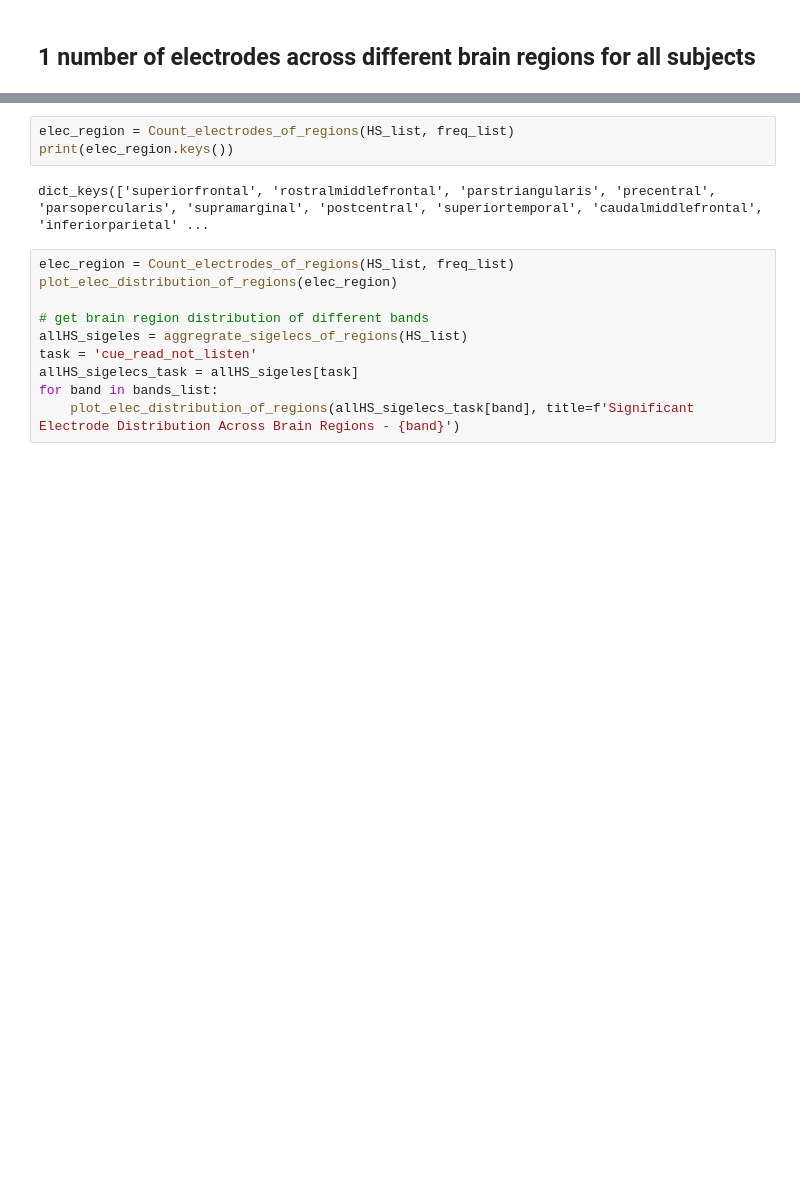
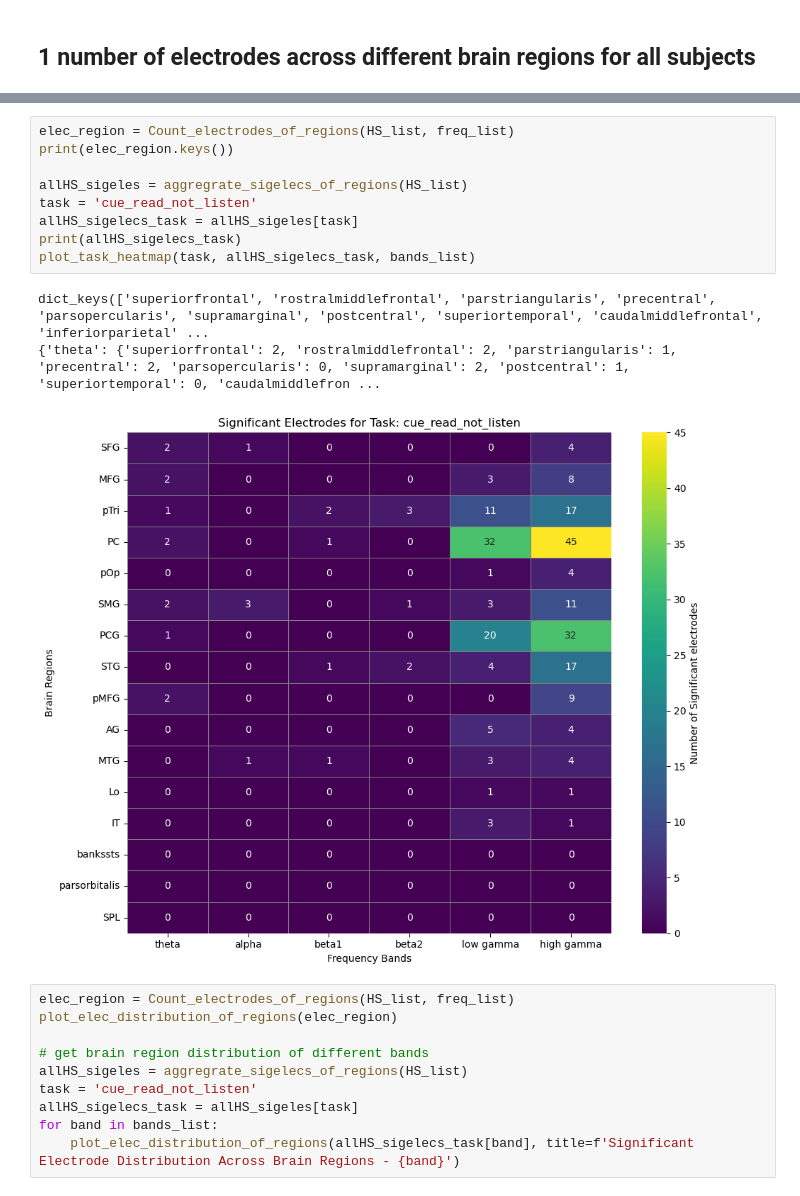
Before and after one commit to PPEXCEPED/Ecog_covert, a Jupyter notebook: covert-reading/Ecog_pre/cue and read/7_calculate cue&read BC accuracy on different brain regions for selected electrodes.ipynb, the cells around one changed output, grey strips where cells are left out. Drawn from its saved outputs; the diff is of its cells as text; blank space fills up the shorter version.

```diff
--- a/covert-reading/Ecog_pre/cue and read/7_calculate cue&read BC accuracy on different brain regions for selected electrodes.ipynb
+++ b/covert-reading/Ecog_pre/cue and read/7_calculate cue&read BC accuracy on different brain regions for selected electrodes.ipynb
@@ -104,8 +149,16 @@ def plot_elec_distribution_of_regions(elec_region, title='Electrode Distribution
 # %%
 elec_region = Count_electrodes_of_regions(HS_list, freq_list)
 print(elec_region.keys())
+
+allHS_sigeles = aggregrate_sigelecs_of_regions(HS_list)
+task = 'cue_read_not_listen'
+allHS_sigelecs_task = allHS_sigeles[task]
+print(allHS_sigelecs_task)
+plot_task_heatmap(task, allHS_sigelecs_task, bands_list)
 # %% [output]
 dict_keys(['superiorfrontal', 'rostralmiddlefrontal', 'parstriangularis', 'precentral', 'parsopercularis', 'supramarginal', 'postcentral', 'superiortemporal', 'caudalmiddlefrontal', 'inferiorparietal' ...
+{'theta': {'superiorfrontal': 2, 'rostralmiddlefrontal': 2, 'parstriangularis': 1, 'precentral': 2, 'parsopercularis': 0, 'supramarginal': 2, 'postcentral': 1, 'superiortemporal': 0, 'caudalmiddlefron ...
+[figure, added]
 # %%
 elec_region = Count_electrodes_of_regions(HS_list, freq_list)
 plot_elec_distribution_of_regions(elec_region)
```
Also changed, not shown: parts of 1 cell of this notebook, 5 other files.
